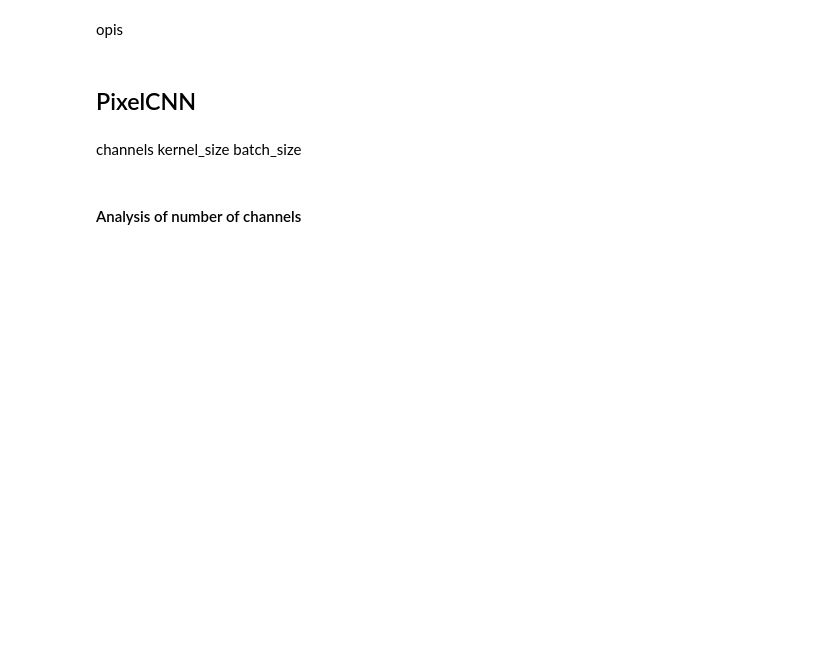
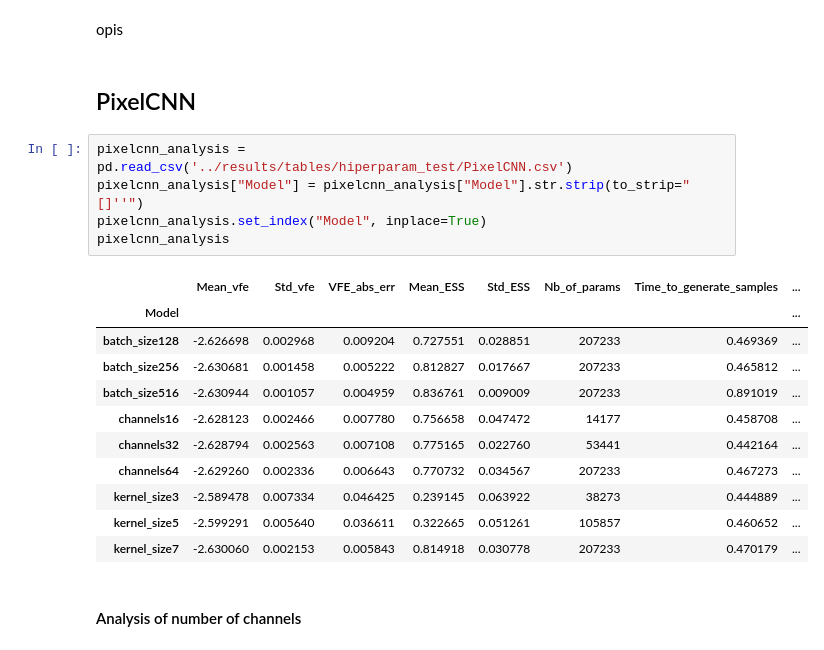
Before and after one commit to jan-szydlowski/Benchmarking-Autoregressive-Generative-Models, a Jupyter notebook: notebooks/analysis.ipynb, the cells around one changed output. Cells and saved outputs as stored; diff of their text form; blank space fills up the shorter version.

```diff
--- a/notebooks/analysis.ipynb
+++ b/notebooks/analysis.ipynb
@@ -126,10 +126,23 @@ table
 opis
 # %% [markdown]
 ## PixelCNN
-# %% [markdown]
-channels
-kernel_size
-batch_size
+# %%
+pixelcnn_analysis = pd.read_csv('../results/tables/hiperparam_test/PixelCNN.csv')
+pixelcnn_analysis["Model"] = pixelcnn_analysis["Model"].str.strip(to_strip="[]''")
+pixelcnn_analysis.set_index("Model", inplace=True)
+pixelcnn_analysis
+# %% [output]
+|  | Mean_vfe | Std_vfe | VFE_abs_err | Mean_ESS | Std_ESS | Nb_of_params | Time_to_generate_samples | ... |
+| Model |  |  |  |  |  |  |  | ... |
+| batch_size128 | -2.626698 | 0.002968 | 0.009204 | 0.727551 | 0.028851 | 207233 | 0.469369 | ... |
+| batch_size256 | -2.630681 | 0.001458 | 0.005222 | 0.812827 | 0.017667 | 207233 | 0.465812 | ... |
+| batch_size516 | -2.630944 | 0.001057 | 0.004959 | 0.836761 | 0.009009 | 207233 | 0.891019 | ... |
+| channels16 | -2.628123 | 0.002466 | 0.007780 | 0.756658 | 0.047472 | 14177 | 0.458708 | ... |
+| channels32 | -2.628794 | 0.002563 | 0.007108 | 0.775165 | 0.022760 | 53441 | 0.442164 | ... |
+| channels64 | -2.629260 | 0.002336 | 0.006643 | 0.770732 | 0.034567 | 207233 | 0.467273 | ... |
+| kernel_size3 | -2.589478 | 0.007334 | 0.046425 | 0.239145 | 0.063922 | 38273 | 0.444889 | ... |
+| kernel_size5 | -2.599291 | 0.005640 | 0.036611 | 0.322665 | 0.051261 | 105857 | 0.460652 | ... |
+| kernel_size7 | -2.630060 | 0.002153 | 0.005843 | 0.814918 | 0.030778 | 207233 | 0.470179 | ... |
 # %% [markdown]
 #### Analysis of number of channels
 # %%
```
Also changed, not shown: parts of 38 cells of this notebook, 33 other files.
